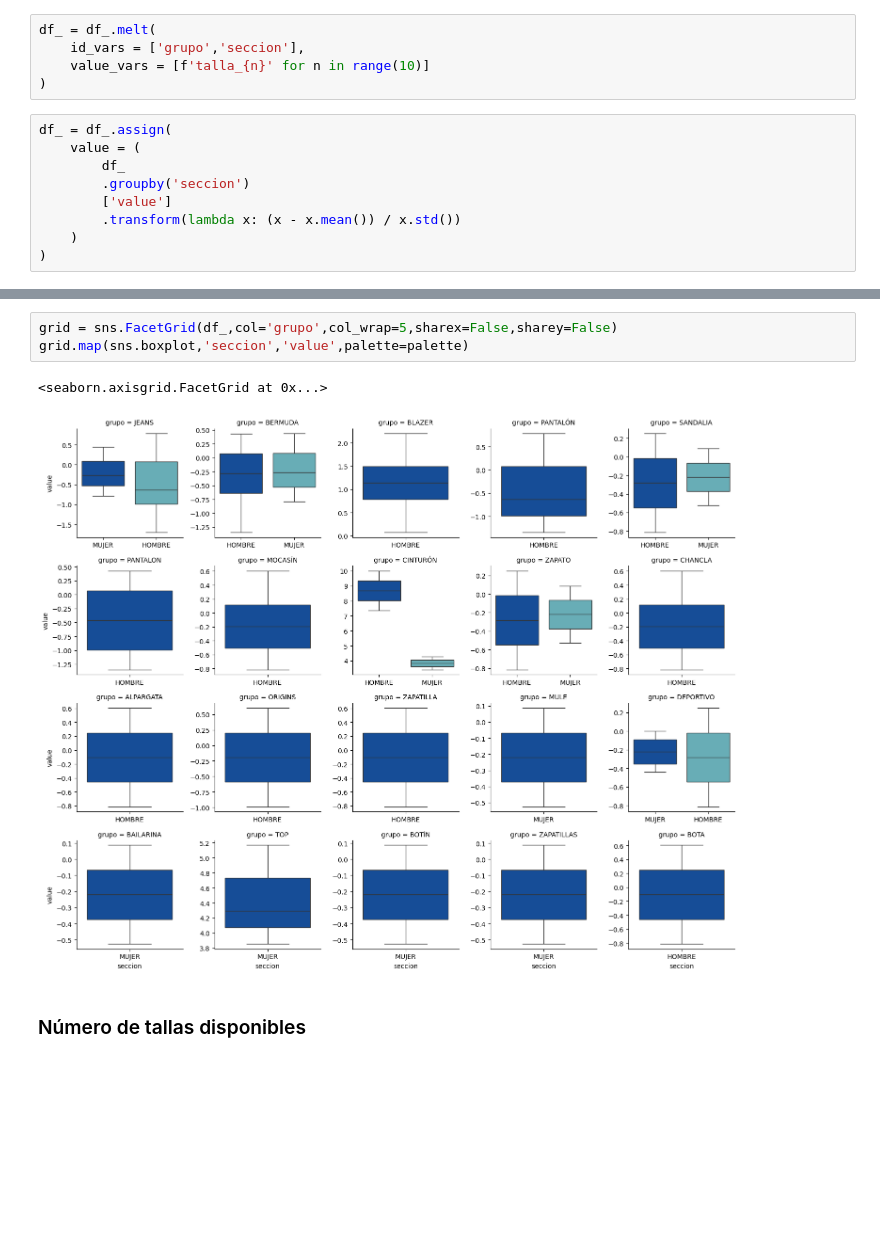
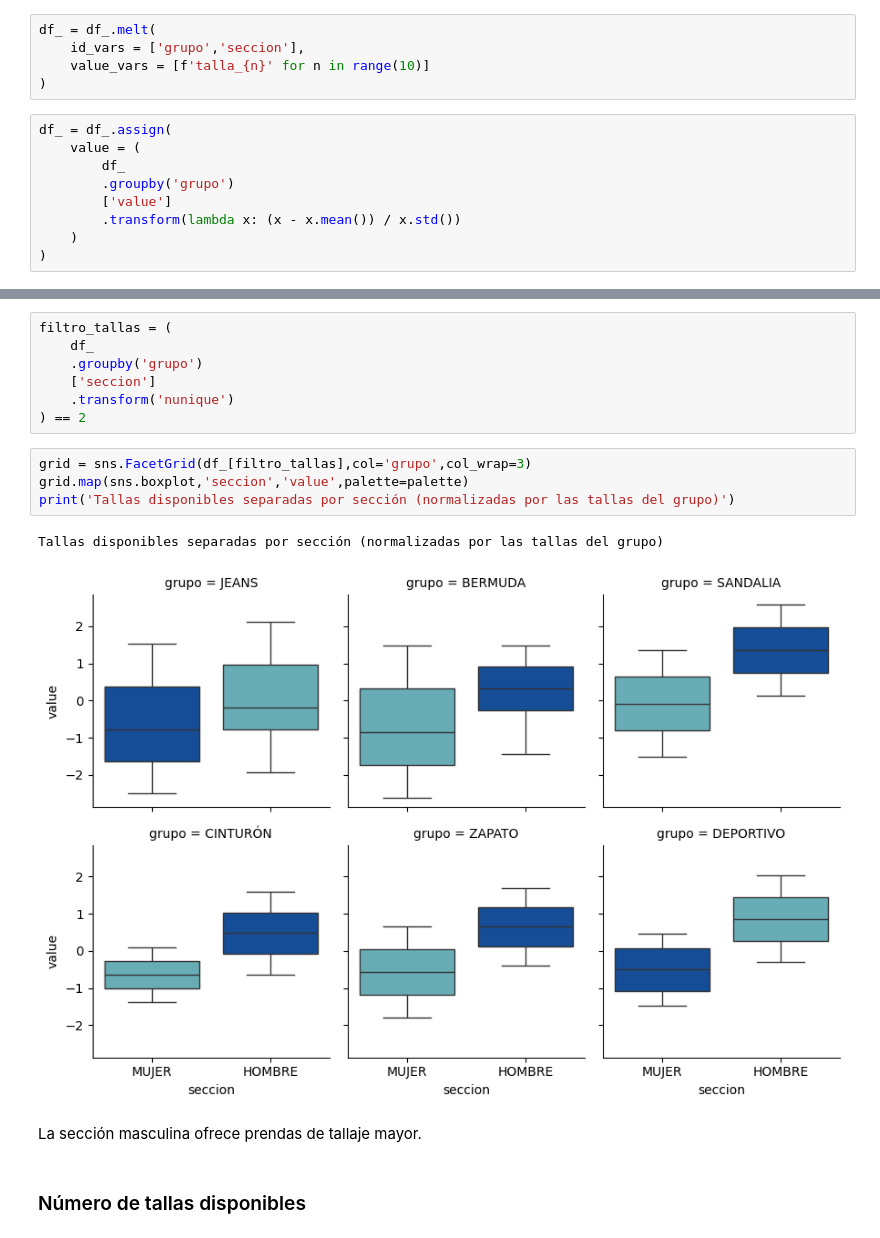
Before and after one commit to MiguelAMeloM/Miguel_DataAnalytics, a Jupyter notebook: analisis_ropa_ZARA/analisis.ipynb, the cells around one changed output, grey strips where cells are left out. Drawn from its saved outputs; the diff is of its cells as text; blank space fills up the shorter version.

```diff
--- a/analisis_ropa_ZARA/analisis.ipynb
+++ b/analisis_ropa_ZARA/analisis.ipynb
@@ -263,7 +263,7 @@ df_ = df_.melt(
 df_ = df_.assign(
     value = (
         df_
-        .groupby('seccion')
+        .groupby('grupo')
         ['value']
         .transform(lambda x: (x - x.mean()) / x.std())
     )
@@ -284,12 +284,22 @@ df_
 | 1458 | DEPORTIVO | HOMBRE | talla_9 | NaN |
 | 1459 | MOCASÍN | HOMBRE | talla_9 | NaN |
 1460 rows × 4 columns
+# %%
+filtro_tallas = (
+    df_
+    .groupby('grupo')
+    ['seccion']
+    .transform('nunique')
+) == 2
 # %%
-grid = sns.FacetGrid(df_,col='grupo',col_wrap=5,sharex=False,sharey=False)
+grid = sns.FacetGrid(df_[filtro_tallas],col='grupo',col_wrap=3)
 grid.map(sns.boxplot,'seccion','value',palette=palette)
+print('Tallas disponibles separadas por sección (normalizadas por las tallas del grupo)')
 # %% [output]
-<seaborn.axisgrid.FacetGrid at 0x...>
+Tallas disponibles separadas por sección (normalizadas por las tallas del grupo)
-[figure, old version]
+[figure, new version]
+# %% [markdown]
+La sección masculina ofrece prendas de tallaje mayor.
 # %% [markdown]
 ### Número de tallas disponibles
 # %%
```
Also changed, not shown: parts of 7 cells of this notebook.
